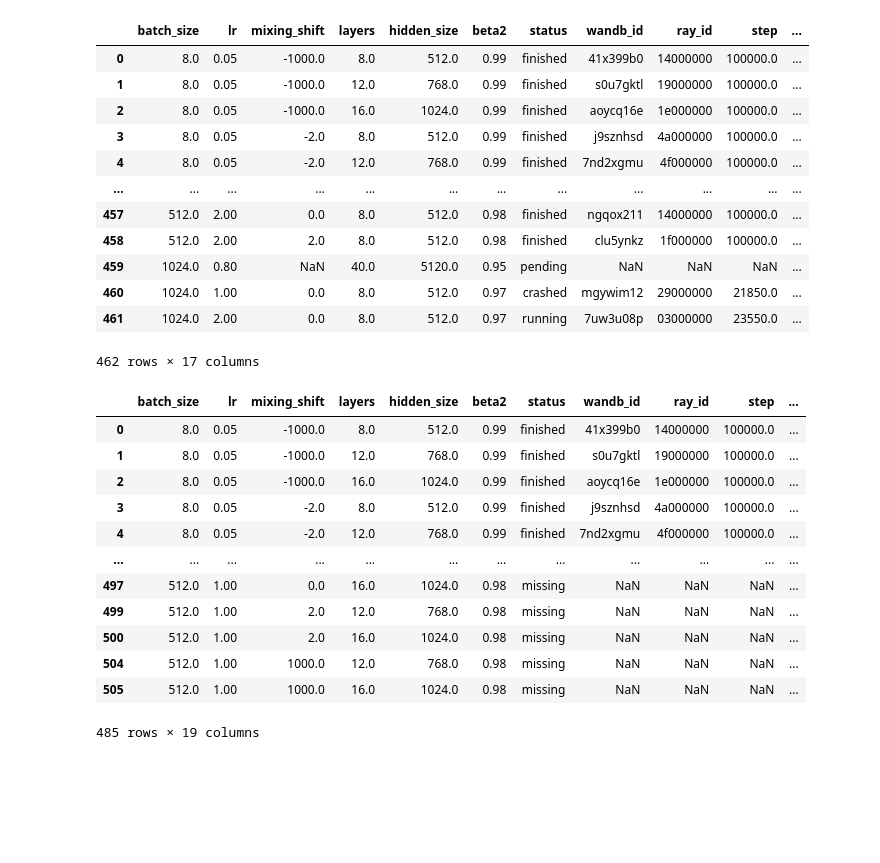
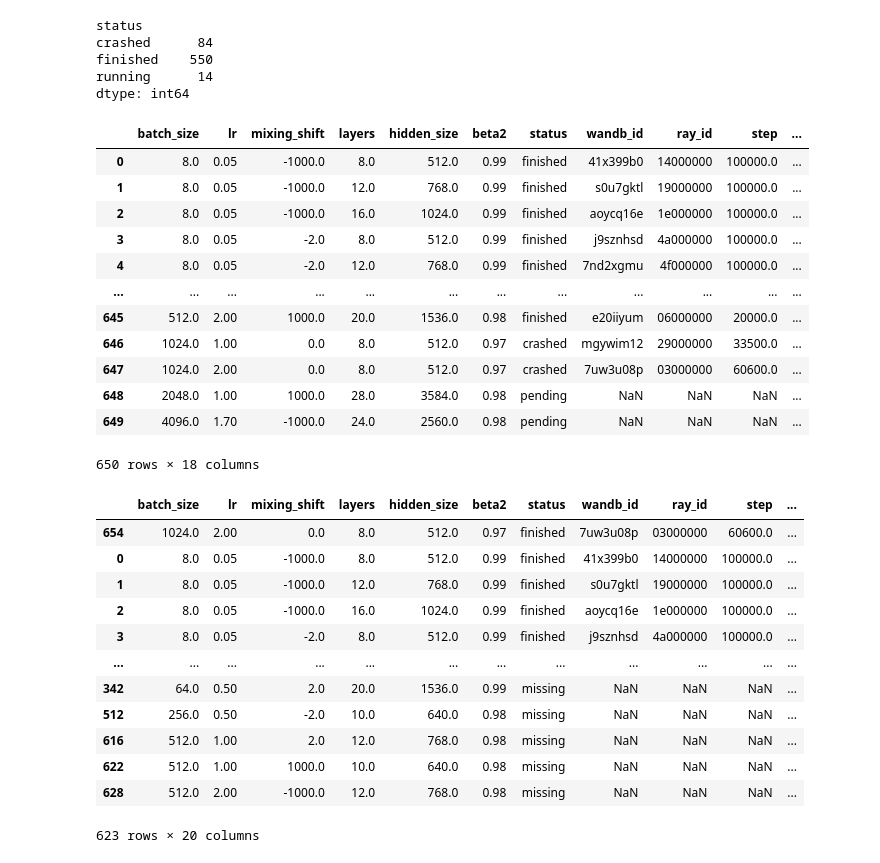
Before and after one commit to jafluri/gidd-easydel, a Jupyter notebook: notebooks/check_runs.ipynb, the cells around one changed output. Cells and saved outputs as stored; diff of their text form; code cells hidden in the pictures; blank space fills up the shorter version.

```diff
--- a/notebooks/check_runs.ipynb
+++ b/notebooks/check_runs.ipynb
@@ -22,13 +22,24 @@ def format_command(row):
         2.0: "noise_high_uniform",
         1000.0: "noise_uniform",
     }.get(row["mixing_shift"], "noise_unknown")
+
+    batch_size = int(row["batch_size"])
+    if batch_size < 512:
+        max_training_steps = 50000
+    elif batch_size < 1024:
+        max_training_steps = 40000
+    elif batch_size < 2048:
+        max_training_steps = 20000
+    else:
+        max_training_steps = 10000
+
     args = [
-        ("--batch_size", int(row["batch_size"])),
+        ("--batch_size", batch_size),
         ("--lr", float(row["lr"])),
-        ("--max_training_steps", 100000),
+        ("--max_training_steps", max_training_steps),
         ("--num_layers", int(row["layers"])),
         ("--hidden_size", int(row["hidden_size"])),
-        ("--num_attn_heads", int(row["hidden_size"]) // 64 if row["hidden_size"] <= 1024 else row["hidden_size"] // 128),
+        ("--num_attn_heads", int(row["hidden_size"]) // 64 if row["hidden_size"] <= 1024 else int(row["hidden_size"]) // 128),
         ("--max_seq_len", 2048),
         ("--cooldown_steps", 0.0),
         ("--beta2", float(row["beta2"])),
@@ -51,8 +62,10 @@ runs = wandb.Api().runs(
         "$and": [
             {"$or": [
                 {"tags": "crit_bs_l8_d512"},
+                {"tags": "crit_bs_l10_d640"},
                 {"tags": "crit_bs_l12_d768"},
                 {"tags": "crit_bs_l16_d1024"},
+                {"tags": "crit_bs_l20_d1536"},
                 {"tags": "scaling_laws"},
             ]},
             {"created_at": {"$gte": dt_utc.isoformat()}}
@@ -220,6 +207,7 @@ for run in tqdm.tqdm(runs):
         "wandb_id": run.id,
         "ray_id": cfg.get("ray_job_id"),
         "step": run.summary.get("_step"),
+        "is_done": run.summary.get("_step") is not None and run.summary.get("_step") >= 50000,
         "name": run.name,
         "tpu_version": cfg.get("tpu_version"),
         "tpu_zone": cfg.get("tpu_zone"),
@@ -228,9 +216,18 @@ for run in tqdm.tqdm(runs):
     })
 
 wandb_df = pd.DataFrame(wandb_rows).dropna(how="any")
+# %%
+wandb_df.groupby("status").size()
+# %% [output]
+status
+crashed      84
+finished    550
+running      14
+dtype: int64
 # %%
 existing_df = wandb_df.merge(running_df, how="outer", on=merge_keys, suffixes=("", "_running"))
 existing_df.loc[existing_df["status"].isna(), "status"] = "pending"
+existing_df.loc[existing_df["is_done"].isna(), "is_done"] = False
 existing_df.loc[existing_df["tpu_count"].isna(), "tpu_count"] = existing_df.loc[existing_df["tpu_count"].isna(), "tpu_count_running"].astype(int)
 existing_df
 # %% [output]
@@ -241,38 +238,40 @@ existing_df
 | 3 | 8.0 | 0.05 | -2.0 | 8.0 | 512.0 | 0.99 | finished | j9sznhsd | 4a000000 | 100000.0 | ... |
 | 4 | 8.0 | 0.05 | -2.0 | 12.0 | 768.0 | 0.99 | finished | 7nd2xgmu | 4f000000 | 100000.0 | ... |
 | ... | ... | ... | ... | ... | ... | ... | ... | ... | ... | ... | ... |
-| 457 | 512.0 | 2.00 | 0.0 | 8.0 | 512.0 | 0.98 | finished | ngqox211 | 14000000 | 100000.0 | ... |
-| 458 | 512.0 | 2.00 | 2.0 | 8.0 | 512.0 | 0.98 | finished | clu5ynkz | 1f000000 | 100000.0 | ... |
-| 459 | 1024.0 | 0.80 | NaN | 40.0 | 5120.0 | 0.95 | pending | NaN | NaN | NaN | ... |
-| 460 | 1024.0 | 1.00 | 0.0 | 8.0 | 512.0 | 0.97 | crashed | mgywim12 | 29000000 | 21850.0 | ... |
-| 461 | 1024.0 | 2.00 | 0.0 | 8.0 | 512.0 | 0.97 | running | 7uw3u08p | 03000000 | 23550.0 | ... |
+| 645 | 512.0 | 2.00 | 1000.0 | 20.0 | 1536.0 | 0.98 | finished | e20iiyum | 06000000 | 20000.0 | ... |
+| 646 | 1024.0 | 1.00 | 0.0 | 8.0 | 512.0 | 0.97 | crashed | mgywim12 | 29000000 | 33500.0 | ... |
+| 647 | 1024.0 | 2.00 | 0.0 | 8.0 | 512.0 | 0.97 | crashed | 7uw3u08p | 03000000 | 60600.0 | ... |
+| 648 | 2048.0 | 1.00 | 1000.0 | 28.0 | 3584.0 | 0.98 | pending | NaN | NaN | NaN | ... |
+| 649 | 4096.0 | 1.70 | -1000.0 | 24.0 | 2560.0 | 0.98 | pending | NaN | NaN | NaN | ... |
-462 rows × 17 columns
+650 rows × 18 columns
 # %%
 df = existing_df.merge(needed_df, how="outer")
 df.loc[:, "is_needed"] = df["is_needed"].fillna(False)
-df["is_done"] = df["status"] == "finished"
+df.loc[df["is_done"].isna(), "is_done"] = False
+df.loc[df["step"] >= df["target_steps"], "is_done"] = True
 df.loc[df["is_running"].isna(), "is_running"] = False
 df = df.sort_values(["is_done", "is_running", "step"], ascending=[False, False, False])
 df = df.drop_duplicates(subset=merge_keys, keep="first", inplace=False)
 df.loc[(df["status"] == "crashed") & df["is_needed"] & (df["step"].isna() | (df["step"] < 100)), "status"] = "missing"
 df.loc[df["is_needed"], "status"] = df.loc[df["is_needed"], "status"].fillna("missing")
 # df.loc[~df["wandb_id"].isna(), "status"] = df.loc[~df["wandb_id"].isna(), "status"].fillna("N/A")
 df.loc[df["command"].isna(), "command"] = df.loc[df["command"].isna()].apply(format_command, axis=1)
+df.loc[df["is_done"], "status"] = "finished"
 df
 # %% [output]
 |  | batch_size | lr | mixing_shift | layers | hidden_size | beta2 | status | wandb_id | ray_id | step | ... |
+| 654 | 1024.0 | 2.00 | 0.0 | 8.0 | 512.0 | 0.97 | finished | 7uw3u08p | 03000000 | 60600.0 | ... |
 | 0 | 8.0 | 0.05 | -1000.0 | 8.0 | 512.0 | 0.99 | finished | 41x399b0 | 14000000 | 100000.0 | ... |
 | 1 | 8.0 | 0.05 | -1000.0 | 12.0 | 768.0 | 0.99 | finished | s0u7gktl | 19000000 | 100000.0 | ... |
 | 2 | 8.0 | 0.05 | -1000.0 | 16.0 | 1024.0 | 0.99 | finished | aoycq16e | 1e000000 | 100000.0 | ... |
 | 3 | 8.0 | 0.05 | -2.0 | 8.0 | 512.0 | 0.99 | finished | j9sznhsd | 4a000000 | 100000.0 | ... |
-| 4 | 8.0 | 0.05 | -2.0 | 12.0 | 768.0 | 0.99 | finished | 7nd2xgmu | 4f000000 | 100000.0 | ... |
 | ... | ... | ... | ... | ... | ... | ... | ... | ... | ... | ... | ... |
-| 497 | 512.0 | 1.00 | 0.0 | 16.0 | 1024.0 | 0.98 | missing | NaN | NaN | NaN | ... |
-| 499 | 512.0 | 1.00 | 2.0 | 12.0 | 768.0 | 0.98 | missing | NaN | NaN | NaN | ... |
-| 500 | 512.0 | 1.00 | 2.0 | 16.0 | 1024.0 | 0.98 | missing | NaN | NaN | NaN | ... |
-| 504 | 512.0 | 1.00 | 1000.0 | 12.0 | 768.0 | 0.98 | missing | NaN | NaN | NaN | ... |
-| 505 | 512.0 | 1.00 | 1000.0 | 16.0 | 1024.0 | 0.98 | missing | NaN | NaN | NaN | ... |
+| 342 | 64.0 | 0.50 | 2.0 | 20.0 | 1536.0 | 0.99 | missing | NaN | NaN | NaN | ... |
+| 512 | 256.0 | 0.50 | -2.0 | 10.0 | 640.0 | 0.98 | missing | NaN | NaN | NaN | ... |
+| 616 | 512.0 | 1.00 | 2.0 | 12.0 | 768.0 | 0.98 | missing | NaN | NaN | NaN | ... |
+| 622 | 512.0 | 1.00 | 1000.0 | 10.0 | 640.0 | 0.98 | missing | NaN | NaN | NaN | ... |
+| 628 | 512.0 | 2.00 | -1000.0 | 12.0 | 768.0 | 0.98 | missing | NaN | NaN | NaN | ... |
-485 rows × 19 columns
+623 rows × 20 columns
 # %%
 df["status"].value_counts()
 # %% [output]
```
Also changed, not shown: parts of 17 cells of this notebook.
